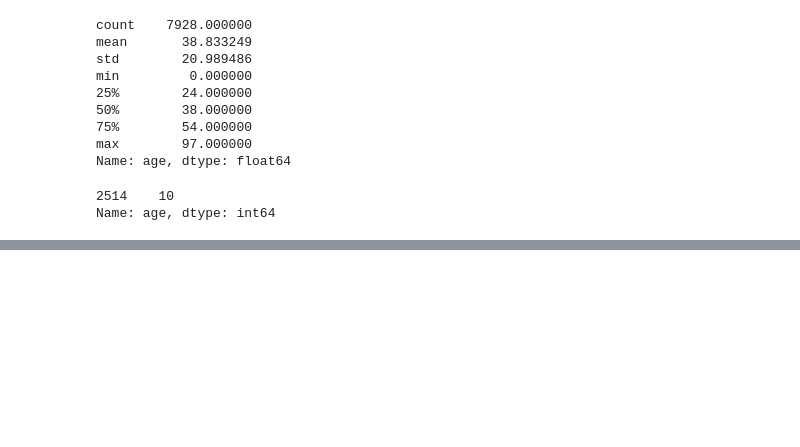
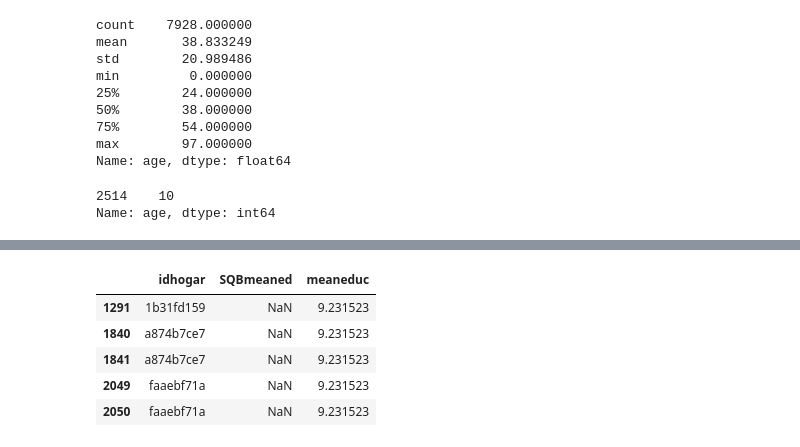
Before and after one commit to leandrorodor/PGR-IESB-P9043-CDNA-20203, a Jupyter notebook: projeto_kaggle.ipynb, the cells around one changed output, grey strips where cells are left out. Cells and saved outputs as stored; diff of their text form; code cells hidden in the pictures; blank space fills up the shorter version.

```diff
--- a/projeto_kaggle.ipynb
+++ b/projeto_kaggle.ipynb
@@ -278,0 +293,14 @@ Name: age, dtype: int64
+# %%
+# Suubstituição pela média
+train.meaneduc = train.meaneduc.fillna(train.meaneduc.mean())
+
+# Substituição pelo valor²
+missing_SQBmeaned =  train.loc[(train.SQBmeaned.isnull()), ['idhogar','SQBmeaned', 'meaneduc']]
+missing_SQBmeaned
+# %% [output]
+|  | idhogar | SQBmeaned | meaneduc |
+| 1291 | 1b31fd159 | NaN | 9.231523 |
+| 1840 | a874b7ce7 | NaN | 9.231523 |
+| 1841 | a874b7ce7 | NaN | 9.231523 |
+| 2049 | faaebf71a | NaN | 9.231523 |
+| 2050 | faaebf71a | NaN | 9.231523 |
```
Also changed, not shown: parts of 12 cells of this notebook.
